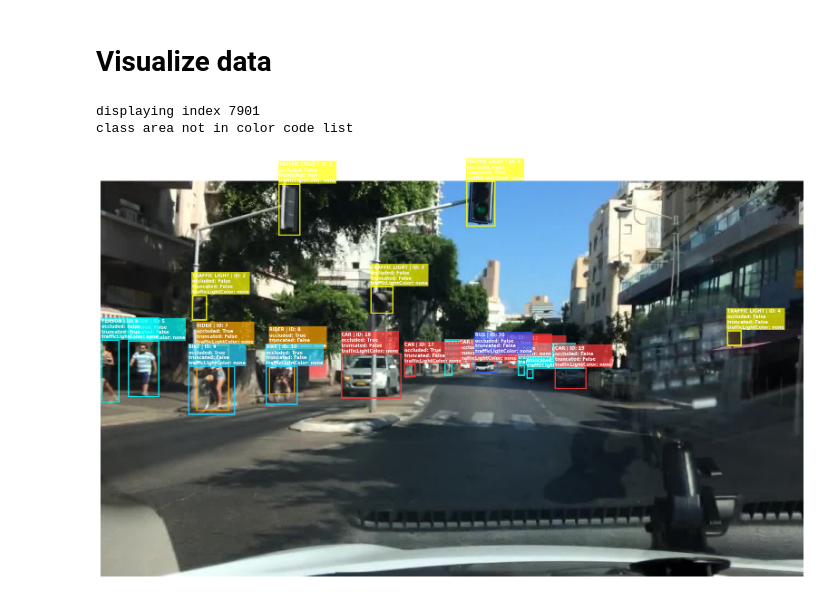
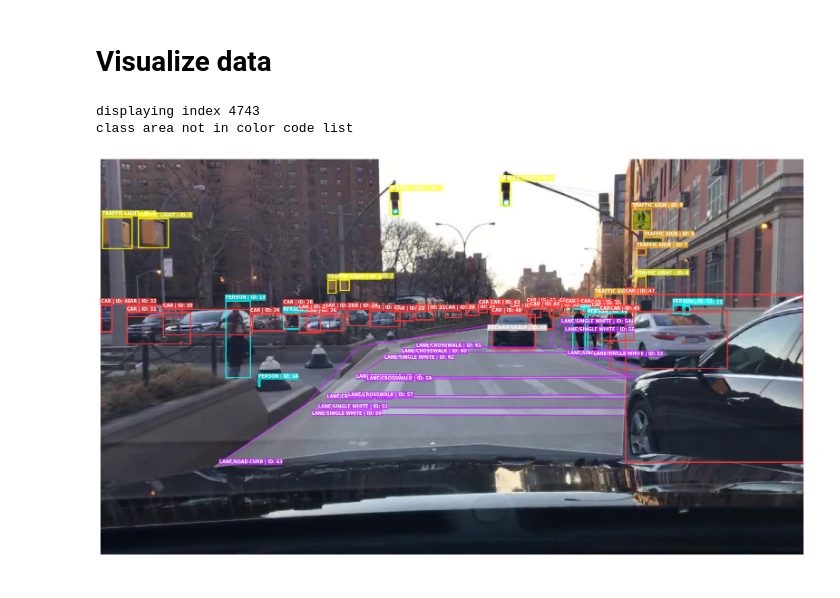
Before and after one commit to super-cinnamon/360Segment-City, a Jupyter notebook: notebooks/viz_dataset.ipynb, the cells around one changed output. Cells and saved outputs as stored; diff of their text form; code cells hidden in the pictures.

```diff
--- a/notebooks/viz_dataset.ipynb
+++ b/notebooks/viz_dataset.ipynb
@@ -191,10 +185,10 @@ def visualize_bdd_with_metadata(img, labels, SHOW_DETAILS=False, COVER_AREAS=Fal
 # %%
 # show
 index = random.randint(0, len(selected_images))
 print(f"displaying index {index}")
 
-visualize_bdd_with_metadata(selected_images[index], labels[index]["frames"][0]["objects"], SHOW_DETAILS=True)
+visualize_bdd_with_metadata(selected_images[index], labels[index]["frames"][0]["objects"], SHOW_DETAILS=False, COVER_AREAS=True)
 # %% [output]
-displaying index 7901
+displaying index 4743
 class area not in color code list
-[figure, old version]
+[figure, new version]
```
Also changed, not shown: parts of 1 cell of this notebook, 4 other files.
